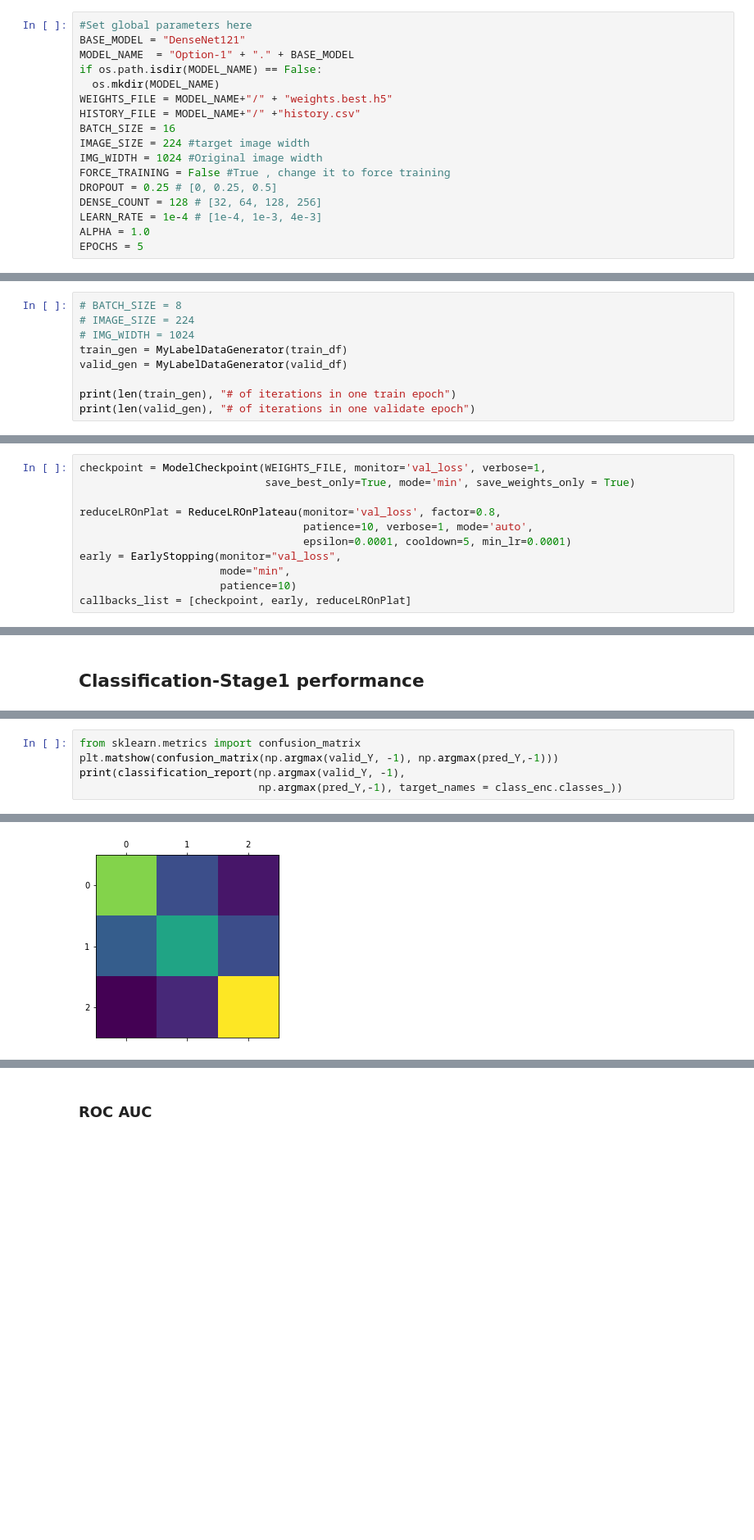
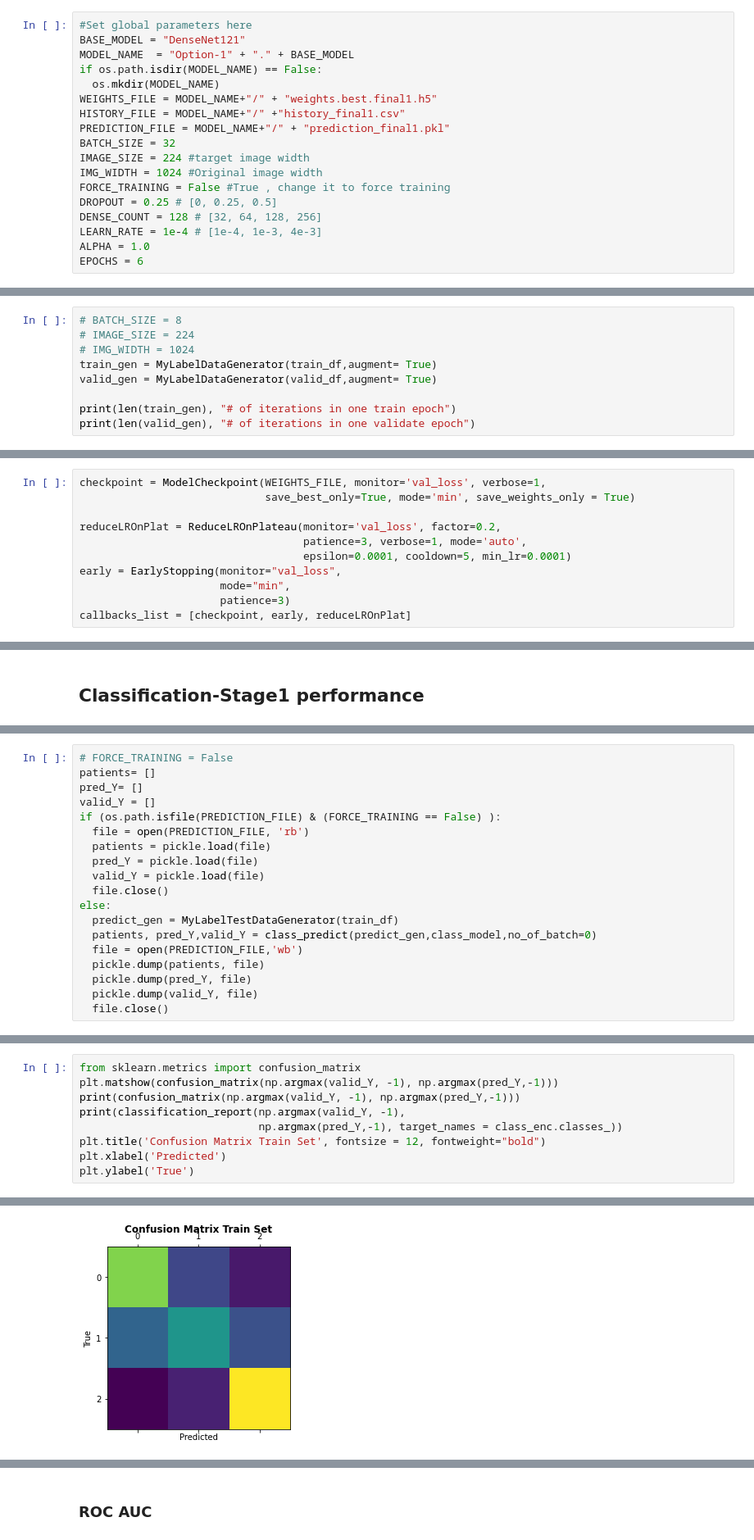
Before and after one commit to pswaruppk/GL_CAPSTONE, a Jupyter notebook: classification_option1_chexnet.ipynb, the cells around one changed output, grey strips where cells are left out. Shown: that part at 82% size. Drawn from its saved outputs; the diff is of its cells as text; blank space fills up the shorter version.

Commit message:
Chexxnet model

```diff
--- a/classification_option1_chexnet.ipynb
+++ b/classification_option1_chexnet.ipynb
@@ -35,9 +35,10 @@ BASE_MODEL = "DenseNet121"
 MODEL_NAME  = "Option-1" + "." + BASE_MODEL
 if os.path.isdir(MODEL_NAME) == False:
   os.mkdir(MODEL_NAME)
-WEIGHTS_FILE = MODEL_NAME+"/" + "weights.best.h5"
-HISTORY_FILE = MODEL_NAME+"/" +"history.csv"
-BATCH_SIZE = 16
+WEIGHTS_FILE = MODEL_NAME+"/" + "weights.best.final1.h5"
+HISTORY_FILE = MODEL_NAME+"/" +"history_final1.csv"
+PREDICTION_FILE = MODEL_NAME+"/" + "prediction_final1.pkl"
+BATCH_SIZE = 32
 IMAGE_SIZE = 224 #target image width
 IMG_WIDTH = 1024 #Original image width
 FORCE_TRAINING = False #True , change it to force training
@@ -45,7 +46,7 @@ DROPOUT = 0.25 # [0, 0.25, 0.5]
 DENSE_COUNT = 128 # [32, 64, 128, 256]
 LEARN_RATE = 1e-4 # [1e-4, 1e-3, 4e-3]
 ALPHA = 1.0
-EPOCHS = 5
+EPOCHS = 6
 # %%
 oldPath = os.getcwd()
 utility_path = "/content/drive/My Drive/GL_CAPSTONE"
@@ -142,8 +144,8 @@ len(np.unique(train_df["path"].to_numpy()))
 # BATCH_SIZE = 8
 # IMAGE_SIZE = 224
 # IMG_WIDTH = 1024
-train_gen = MyLabelDataGenerator(train_df)
-valid_gen = MyLabelDataGenerator(valid_df)
+train_gen = MyLabelDataGenerator(train_df,augment= True)
+valid_gen = MyLabelDataGenerator(valid_df,augment= True)
 
 print(len(train_gen), "# of iterations in one train epoch")
 print(len(valid_gen), "# of iterations in one validate epoch")
@@ -236,12 +242,12 @@ plot_model(class_model)
 checkpoint = ModelCheckpoint(WEIGHTS_FILE, monitor='val_loss', verbose=1,
                              save_best_only=True, mode='min', save_weights_only = True)
 
-reduceLROnPlat = ReduceLROnPlateau(monitor='val_loss', factor=0.8,
-                                   patience=10, verbose=1, mode='auto',
+reduceLROnPlat = ReduceLROnPlateau(monitor='val_loss', factor=0.2,
+                                   patience=3, verbose=1, mode='auto',
                                    epsilon=0.0001, cooldown=5, min_lr=0.0001)
 early = EarlyStopping(monitor="val_loss",
                       mode="min",
-                      patience=10)
+                      patience=3)
 callbacks_list = [checkpoint, early, reduceLROnPlat]
 # %% [output]
 WARNING:tensorflow:`epsilon` argument is deprecated and will be removed, use `min_delta` instead.
@@ -283,0 +304,19 @@ predict_gen = MyLabelTestDataGenerator(train_df)
+# %%
+# FORCE_TRAINING = False
+patients= []
+pred_Y= []
+valid_Y = []
+if (os.path.isfile(PREDICTION_FILE) & (FORCE_TRAINING == False) ):
+  file = open(PREDICTION_FILE, 'rb')
+  patients = pickle.load(file)
+  pred_Y = pickle.load(file)
+  valid_Y = pickle.load(file)
+  file.close()
+else:
+  predict_gen = MyLabelTestDataGenerator(train_df)
+  patients, pred_Y,valid_Y = class_predict(predict_gen,class_model,no_of_batch=0)
+  file = open(PREDICTION_FILE,'wb')
+  pickle.dump(patients, file)
+  pickle.dump(pred_Y, file)
+  pickle.dump(valid_Y, file)
+  file.close()
@@ -286,6 +330,10 @@ patients, pred_Y,valid_Y = class_predict(predict_gen,class_model,no_of_batch=0)
 # %%
 from sklearn.metrics import confusion_matrix
 plt.matshow(confusion_matrix(np.argmax(valid_Y, -1), np.argmax(pred_Y,-1)))
+print(confusion_matrix(np.argmax(valid_Y, -1), np.argmax(pred_Y,-1)))
 print(classification_report(np.argmax(valid_Y, -1),
                             np.argmax(pred_Y,-1), target_names = class_enc.classes_))
+plt.title('Confusion Matrix Train Set', fontsize = 12, fontweight="bold")
+plt.xlabel('Predicted')
+plt.ylabel('True')
 # %% [output]
@@ -301 +353 @@ No Lung Opacity / Not Normal       0.60      0.51      0.55      4208
-[figure, old version]
+[figure, new version]
```
Also changed, not shown: parts of 32 cells of this notebook.
